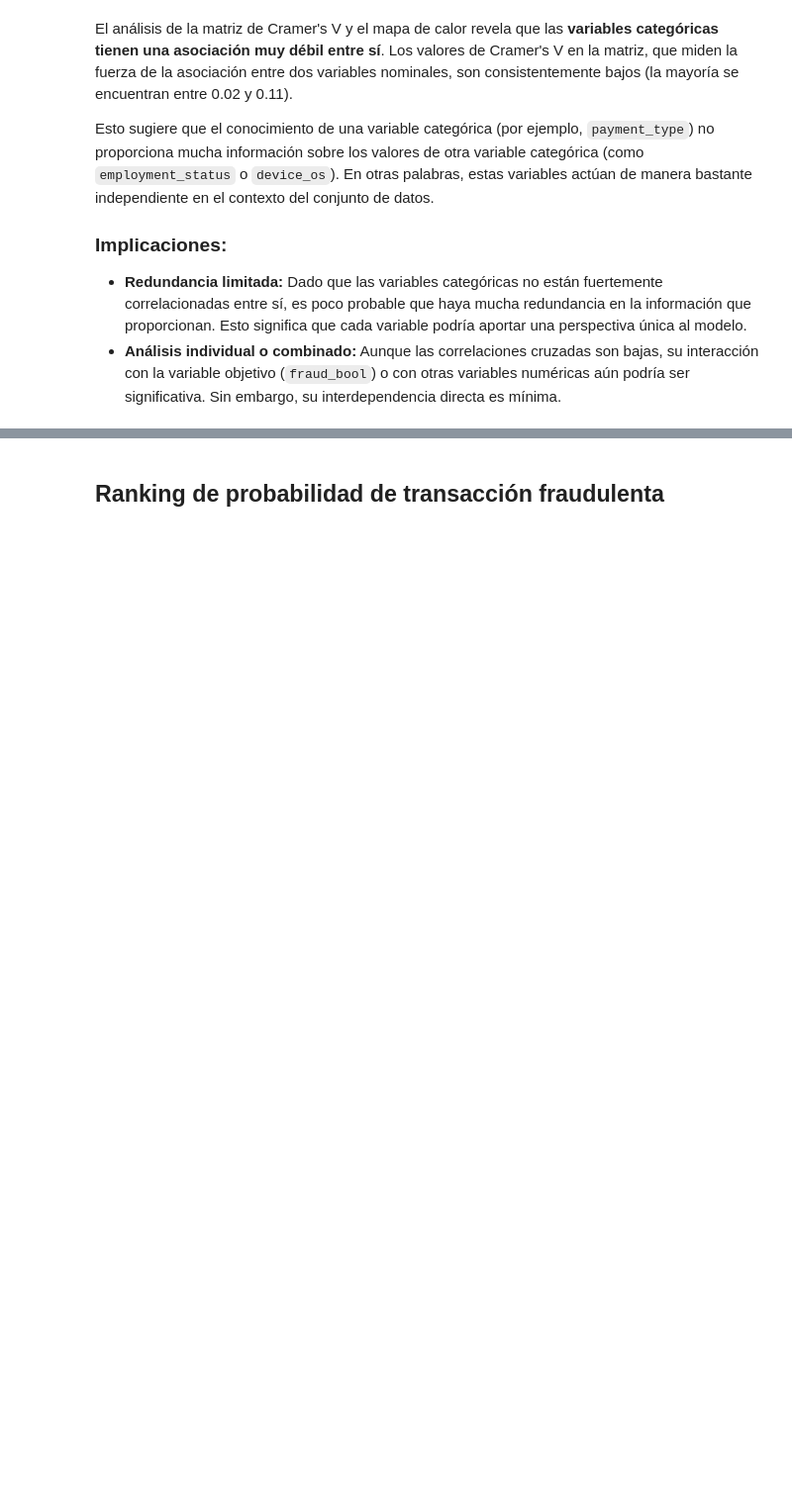
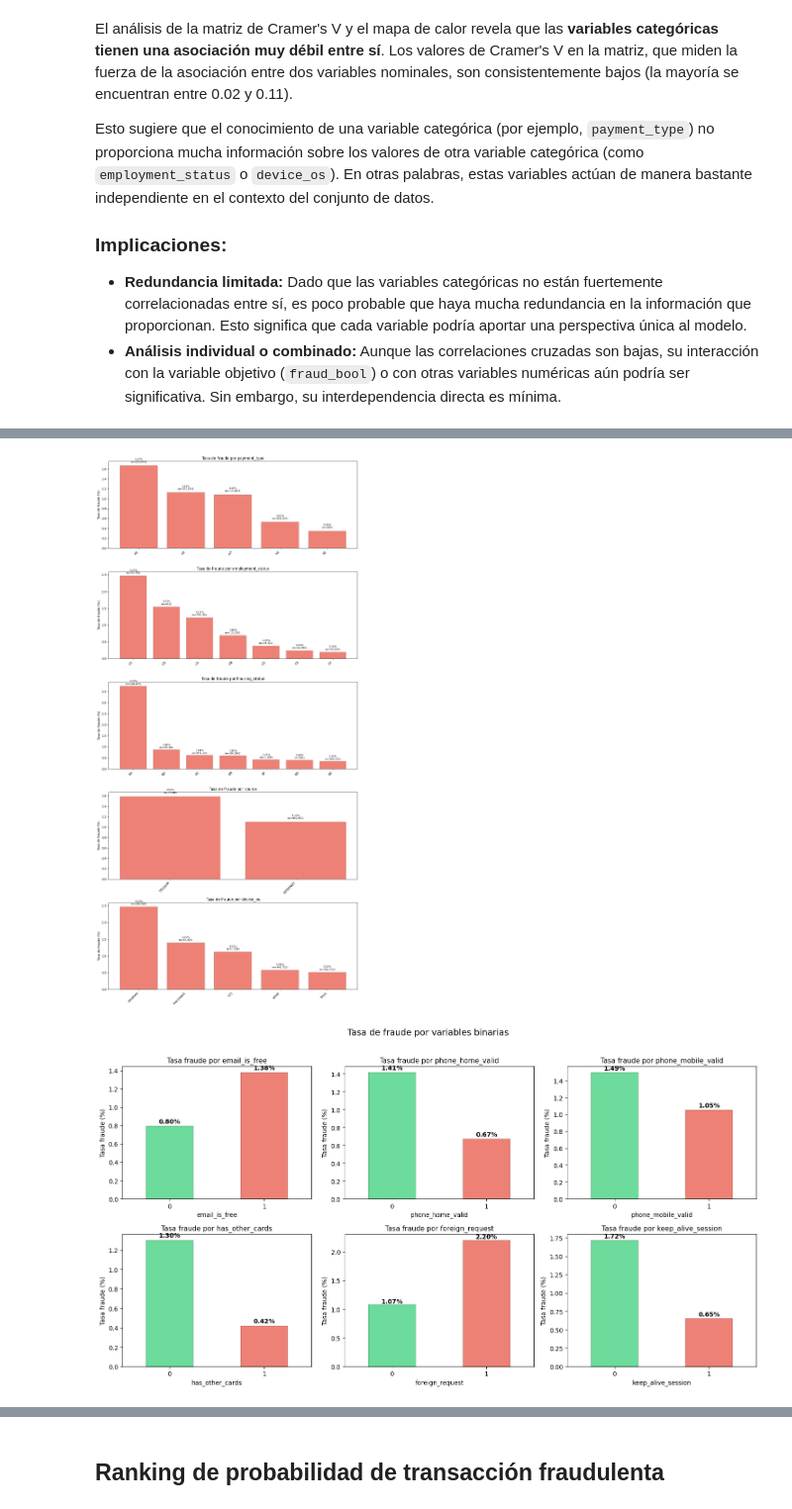
Before and after one commit to davidmir39/GuardianAI, a Jupyter notebook: GUARDIANAI_Hito2.ipynb, the cells around one changed output, grey strips where cells are left out. Shown at 99% size. Saved outputs shown, nothing was run; the diff lists cells and outputs as text; code cells hidden in the pictures; blank space fills up the shorter version.

```diff
--- a/GUARDIANAI_Hito2.ipynb
+++ b/GUARDIANAI_Hito2.ipynb
@@ -480,0 +673,52 @@ Esto sugiere que el conocimiento de una variable categórica (por ejemplo, `paym
+# %%
+# Tasa de fraude por variables categóricas
+cat_vars_bias = ['payment_type', 'employment_status', 'housing_status', 'source', 'device_os']
+
+fig, axes = plt.subplots(len(cat_vars_bias), 1, figsize=(12, 5 * len(cat_vars_bias)))
+
+for i, var in enumerate(cat_vars_bias):
+    ax = axes[i]
+    grouped = df.groupby(var)['fraud_bool'].agg(['mean', 'count']).sort_values('mean', ascending=False)
+    grouped['mean_pct'] = grouped['mean'] * 100
+
+    ax.bar(range(len(grouped)), grouped['mean_pct'], color='#e74c3c', alpha=0.7, edgecolor='black', linewidth=0.3)
+    ax.set_xticks(range(len(grouped)))
+    ax.set_xticklabels(grouped.index, rotation=45, ha='right')
+    ax.set_title(f'Tasa de fraude por {var}', fontsize=12)
+    ax.set_ylabel('Tasa de fraude (%)')
+
+    for j, (idx, row) in enumerate(grouped.iterrows()):
+        ax.text(j, row['mean_pct'] + 0.05, f"{row['mean_pct']:.2f}%\n(n={row['count']:,.0f})",
+                ha='center', fontsize=8, va='bottom')
+
+plt.tight_layout()
+plt.savefig('latex/figures/fraud_rate_by_category.png', dpi=150, bbox_inches='tight')
+plt.show()
+
+# Tasa de fraude por variables binarias
+binary_vars = ['email_is_free', 'phone_home_valid', 'phone_mobile_valid',
+               'has_other_cards', 'foreign_request', 'keep_alive_session']
+
+fig, axes = plt.subplots(2, 3, figsize=(15, 8))
+axes = axes.flatten()
+
+for i, var in enumerate(binary_vars):
+    ax = axes[i]
+    fraud_rate = df.groupby(var)['fraud_bool'].mean() * 100
+    colors_bin = ['#2ecc71', '#e74c3c']
+    fraud_rate.plot(kind='bar', ax=ax, color=colors_bin[:len(fraud_rate)], alpha=0.7,
+                    edgecolor='black', linewidth=0.3)
+    ax.set_title(f'Tasa fraude por {var}', fontsize=11)
+    ax.set_ylabel('Tasa fraude (%)')
+    ax.set_xticklabels(['0', '1'], rotation=0)
+
+    for j, rate in enumerate(fraud_rate):
+        ax.text(j, rate + 0.03, f'{rate:.2f}%', ha='center', fontsize=10, fontweight='bold')
+
+plt.suptitle('Tasa de fraude por variables binarias', fontsize=14, y=1.02)
+plt.tight_layout()
+plt.savefig('latex/figures/fraud_rate_by_binary.png', dpi=150, bbox_inches='tight')
+plt.show()
+# %% [output]
+[figure, added]
+[figure, added]
```
Also changed, not shown: parts of 13 cells of this notebook, 11 other files.
